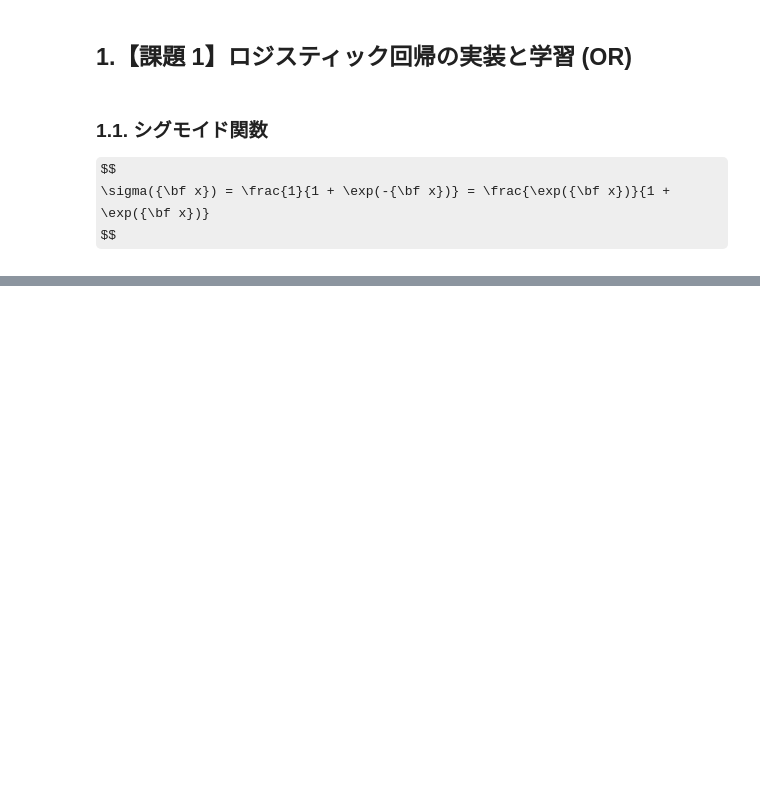
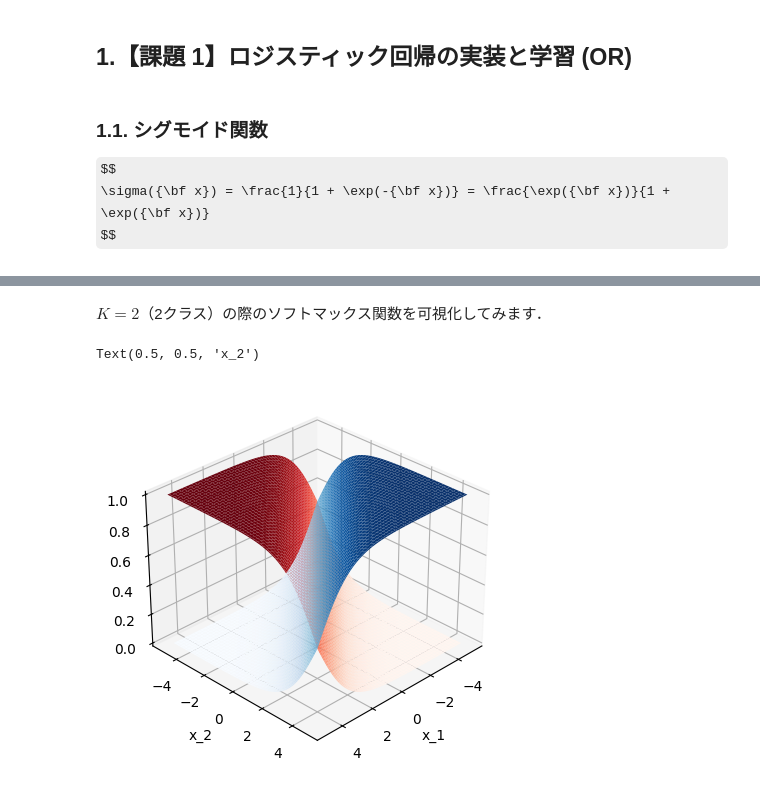
Before and after one commit to RyosukeAlex/ai-engneering, a Jupyter notebook: notebook/jdla/lecture/02ex_logistic_reg.ipynb, the cells around one changed output, grey strips where cells are left out. Drawn from its saved outputs; the diff is of its cells as text; code cells hidden in the pictures; some formulas as TeX source; blank space fills up the shorter version.

```diff
--- a/notebook/jdla/lecture/02ex_logistic_reg.ipynb
+++ b/notebook/jdla/lecture/02ex_logistic_reg.ipynb
@@ -49,0 +217,18 @@ def sigmoid(x):
+# %% [markdown]
+$K=2$（2クラス）の際のソフトマックス関数を可視化してみます．
+# %%
+x = np.stack(np.meshgrid(
+    np.arange(-5, 5, 0.1),
+    np.arange(-5, 5, 0.1)
+))
+y = softmax(x.copy(), axis=0)
+
+ax = plt.axes(projection='3d')
+ax.view_init(elev=30, azim=45)
+ax.plot_surface(x[0], x[1], y[0], cmap='Reds')
+ax.plot_surface(x[0], x[1], y[1], cmap='Blues')
+ax.set_xlabel("x_1")
+ax.set_ylabel("x_2")
+# %% [output]
+Text(0.5, 0.5, 'x_2')
+[figure, added]
```
Also changed, not shown: parts of 29 cells of this notebook.
